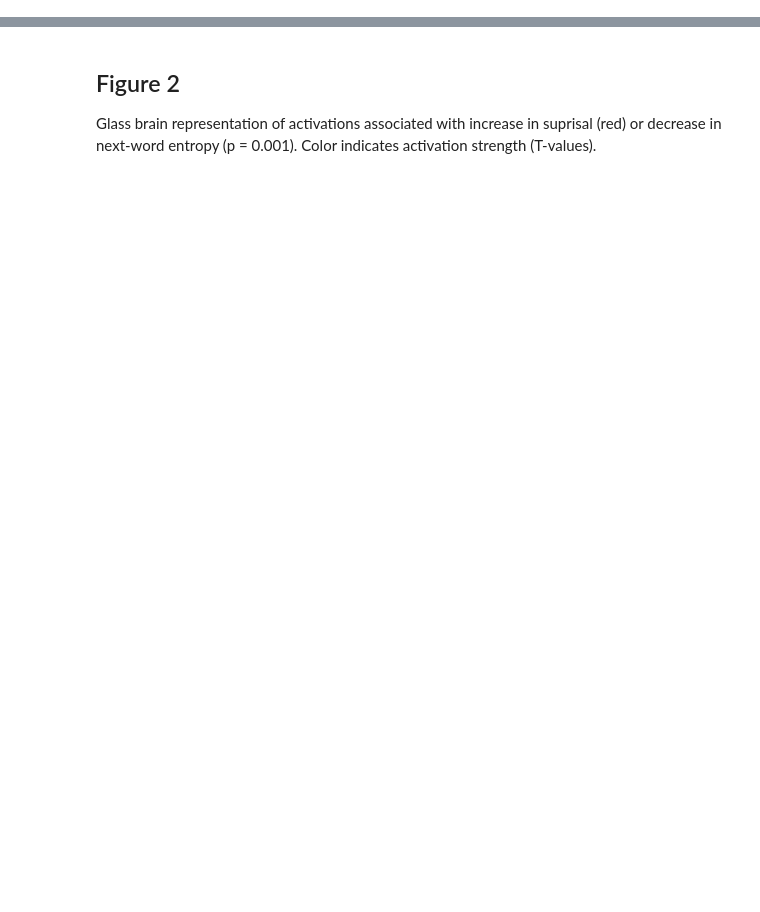
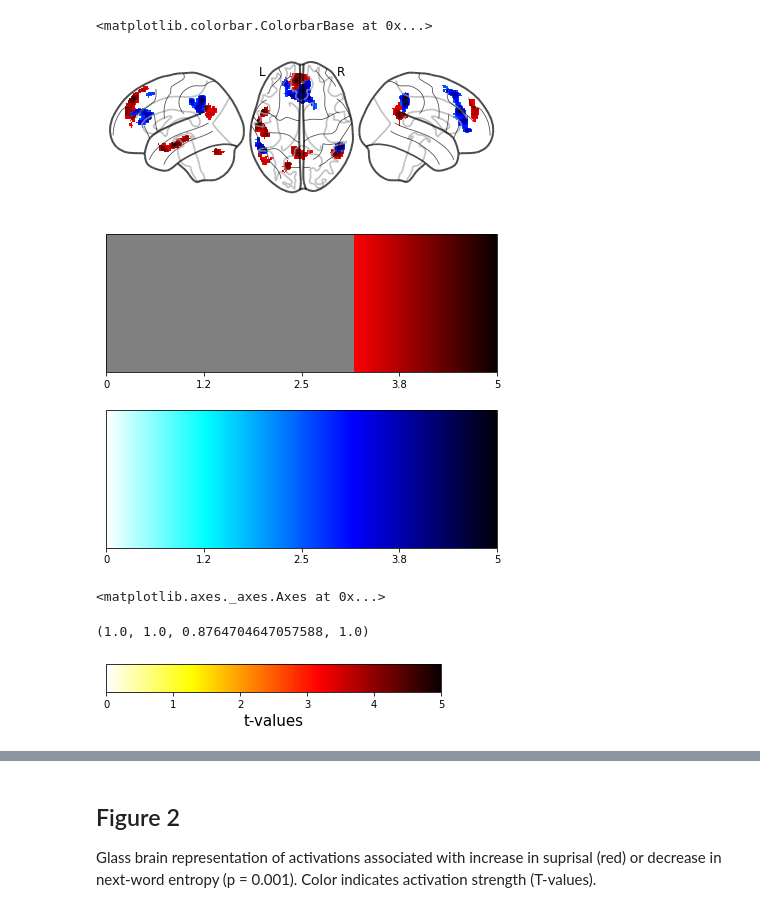
Before and after one commit to xavfunk/gesture-processing-figures, a Jupyter notebook: figure2.ipynb, the cells around one changed output, grey strips where cells are left out. Drawn from its saved outputs; the diff is of its cells as text; code cells hidden in the pictures; blank space fills up the shorter version.

```diff
--- a/figure2.ipynb
+++ b/figure2.ipynb
@@ -43,0 +51,49 @@ AttributeError: 'LZRProjector' object has no attribute 'legend'
+# %%
+# setting up subplot structures
+fig = plt.figure(figsize = (7,9))
+
+# gridspec tool
+gs = fig.add_gridspec(3, 1, hspace = 0.28, wspace = 0.1, height_ratios = (1, 1, 1))
+#gs.set_height_ratios(5,1)
+
+# 5 axes
+ax1 = fig.add_subplot(gs[0, :]) # frames
+ax4 = fig.add_subplot(gs[1, :]) # entropy distribution histogram
+ax5 = fig.add_subplot(gs[2, :]) # surprisal distribution histogram
+
+display = plotting.plot_glass_brain(surprisal_main, display_mode = 'lzr', axes = ax1)#, colorbar = True, threshold = 3.2)
+display.add_overlay(entropy_main, cmap= plotting.cm.black_blue_r, vmin = 2)#, colorbar = True, threshold = 3.2)# vmin is really important to make the colors work properly
+ColorbarBase(
+            ax4, ticks=ticks, norm=norm,
+            orientation='horizontal', cmap=our_cmap, boundaries=bounds,
+            spacing='proportional', format='%.2g')
+
+ColorbarBase(
+            ax5, ticks=ticks, norm=norm,
+            orientation='horizontal', cmap=plotting.cm.black_blue_r, boundaries=bounds,
+            spacing='proportional', format='%.2g')
+# %% [output]
+<matplotlib.colorbar.ColorbarBase at 0x...>
+[figure, added]
+# %%
+display.axes['l'].ax
+# %% [output]
+<matplotlib.axes._axes.Axes at 0x...>
+# %%
+# make a colorbar
+fig, ax = plt.subplots(figsize=(6, 1))
+fig.subplots_adjust(bottom=0.5)
+
+cmap = plotting.cm.black_red_r
+norm = Normalize(vmin=0, vmax=5)
+
+cb1 = ColorbarBase(ax, cmap=cmap,
+                                norm=norm,
+                                orientation='horizontal',
+                  )
+cb1.set_label('t-values', size = 15)
+fig.show()
+print(cmap(8))
+# %% [output]
+(1.0, 1.0, 0.8764704647057588, 1.0)
+[figure, added]
```
Also changed, not shown: parts of 7 cells of this notebook, 12 other files.
